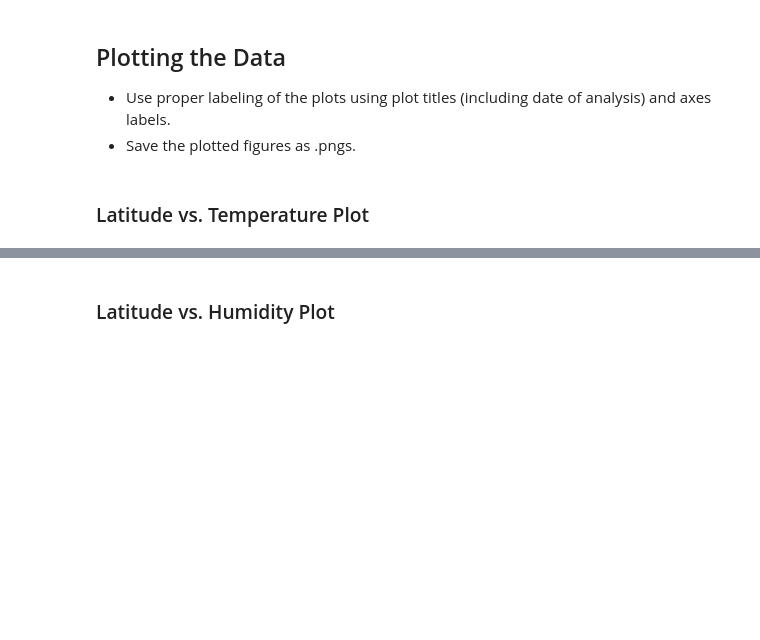
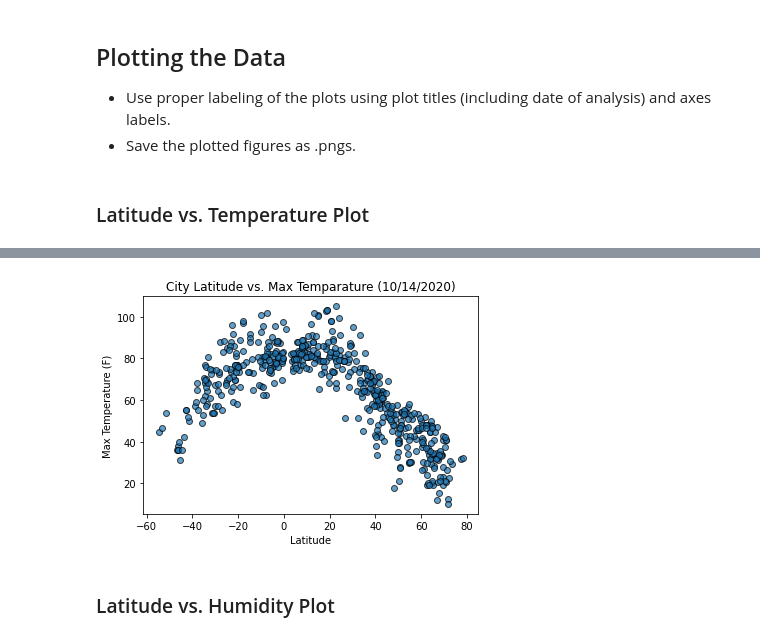
Before and after one commit to deepavadakan/python-api-challenge, a Jupyter notebook: WeatherPy/WeatherPy.ipynb, the cells around one changed output, grey strips where cells are left out. Cells and saved outputs as stored; diff of their text form; code cells hidden in the pictures; blank space fills up the shorter version.

Commit message:
worked on weatherpy

```diff
--- a/WeatherPy/WeatherPy.ipynb
+++ b/WeatherPy/WeatherPy.ipynb
@@ -86,0 +132,12 @@ Data Retrieval Complete
+# %%
+# create a DataFrame for all the weather information
+cities_df = pd.DataFrame({"City":cities_clean,
+                          "Lat":lat,
+                          "Lng":lng,
+                          "Max Temp":max_temp,
+                          "Humidity":humidity,
+                          "Cloudiness":cloudiness,
+                          "Wind Speed":wind_speed,
+                          "Country":country,
+                          "Date":date})
+cities_df.head()
@@ -96,2 +160,15 @@ Data Retrieval Complete
+# %%
+# get today's date
+today_date = pd.to_datetime('today').strftime('%m/%d/%Y')
+
+#plot the scatter plot
+plt.scatter(cities_df['Lat'], cities_df['Max Temp'], edgecolors='black', alpha=.7)
+plt.title(f"City Latitude vs. Max Temparature ({today_date})")
+plt.xlabel("Latitude")
+plt.ylabel("Max Temperature (F)")
+plt.savefig("../Images/lat_temp.png", bbox_inches="tight", pad_inches=.3)
+plt.show()
+# %% [output]
+[figure, added]
 # %% [markdown]
 ### Latitude vs. Humidity Plot
```
Also changed, not shown: parts of 30 cells of this notebook, 6 other files.
